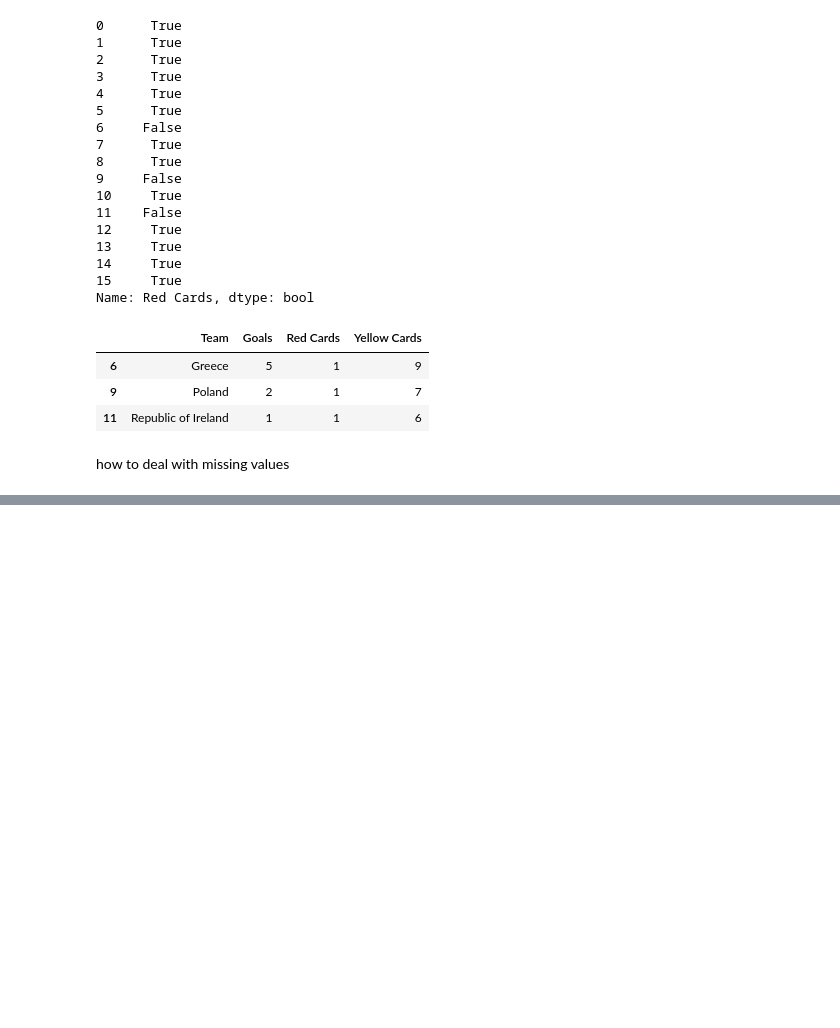
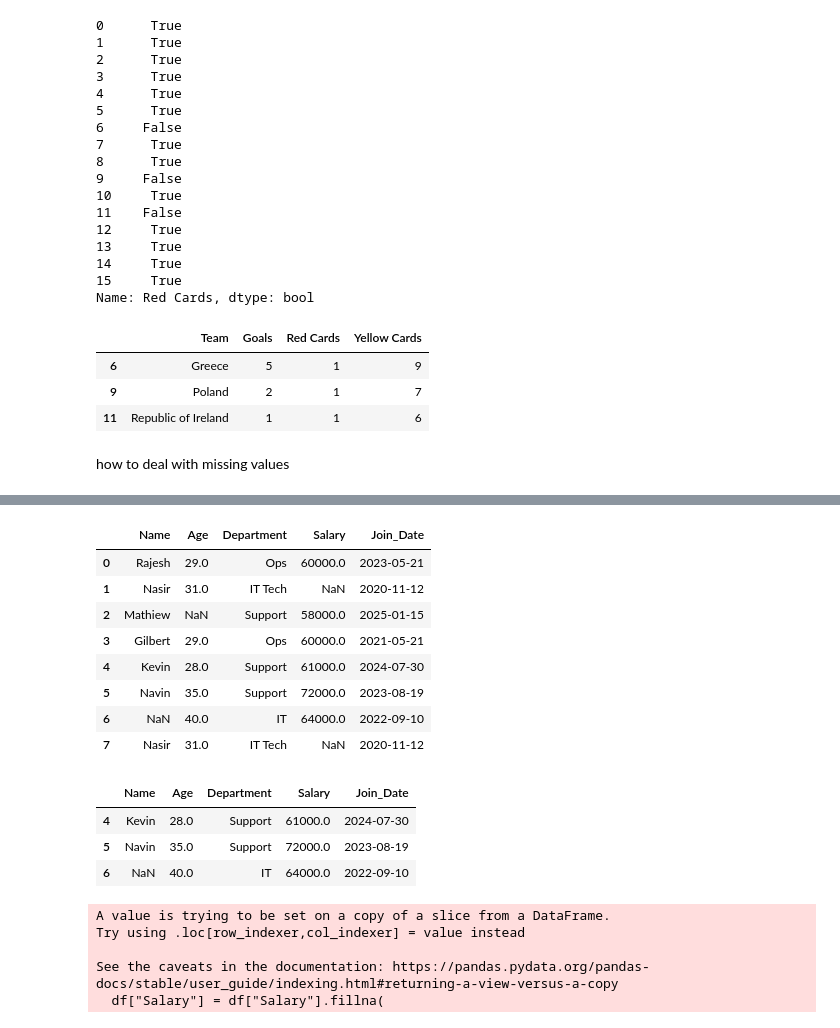
Before and after one commit to nevil2006/ml-libraries-and-frame-work, a Jupyter notebook: pandas/intro.ipynb, the cells around one changed output, grey strips where cells are left out. Drawn from its saved outputs; the diff is of its cells as text; code cells hidden in the pictures; blank space fills up the shorter version.

```diff
--- a/pandas/intro.ipynb
+++ b/pandas/intro.ipynb
@@ -636,0 +694,12 @@ my_pd.read_csv(r"C:\Users\ADMIN\OneDrive\Desktop\ml-libraries-and-frame-work\emp
+# %%
+pd.read_excel(r"C:\Users\ADMIN\OneDrive\Desktop\ml-libraries-and-frame-work\employee_data.xlsx")
+# %% [output]
+|  | Name | Age | Department | Salary | Join_Date |
+| 0 | Rajesh | 29.0 | Ops | 60000.0 | 2023-05-21 |
+| 1 | Nasir | 31.0 | IT Tech | NaN | 2020-11-12 |
+| 2 | Mathiew | NaN | Support | 58000.0 | 2025-01-15 |
+| 3 | Gilbert | 29.0 | Ops | 60000.0 | 2021-05-21 |
+| 4 | Kevin | 28.0 | Support | 61000.0 | 2024-07-30 |
+| 5 | Navin | 35.0 | Support | 72000.0 | 2023-08-19 |
+| 6 | NaN | 40.0 | IT | 64000.0 | 2022-09-10 |
+| 7 | Nasir | 31.0 | IT Tech | NaN | 2020-11-12 |
@@ -636,0 +708,7 @@ my_pd.read_csv(r"C:\Users\ADMIN\OneDrive\Desktop\ml-libraries-and-frame-work\emp
+# %%
+my_data[my_data["Salary"] > 60000]
+# %% [output]
+|  | Name | Age | Department | Salary | Join_Date |
+| 4 | Kevin | 28.0 | Support | 61000.0 | 2024-07-30 |
+| 5 | Navin | 35.0 | Support | 72000.0 | 2023-08-19 |
+| 6 | NaN | 40.0 | IT | 64000.0 | 2022-09-10 |
@@ -636,0 +717,10 @@ my_pd.read_csv(r"C:\Users\ADMIN\OneDrive\Desktop\ml-libraries-and-frame-work\emp
+# %%
+df["Salary"] = df["Salary"].fillna(
+    df.groupby("Department")["Salary"].transform("sum")
+)
+# %% [output]
+A value is trying to be set on a copy of a slice from a DataFrame.
+Try using .loc[row_indexer,col_indexer] = value instead
+
+See the caveats in the documentation: https://pandas.pydata.org/pandas-docs/stable/user_guide/indexing.html#returning-a-view-versus-a-copy
+  df["Salary"] = df["Salary"].fillna(
```
Also changed, not shown: parts of 19 cells of this notebook, 1 other file.
